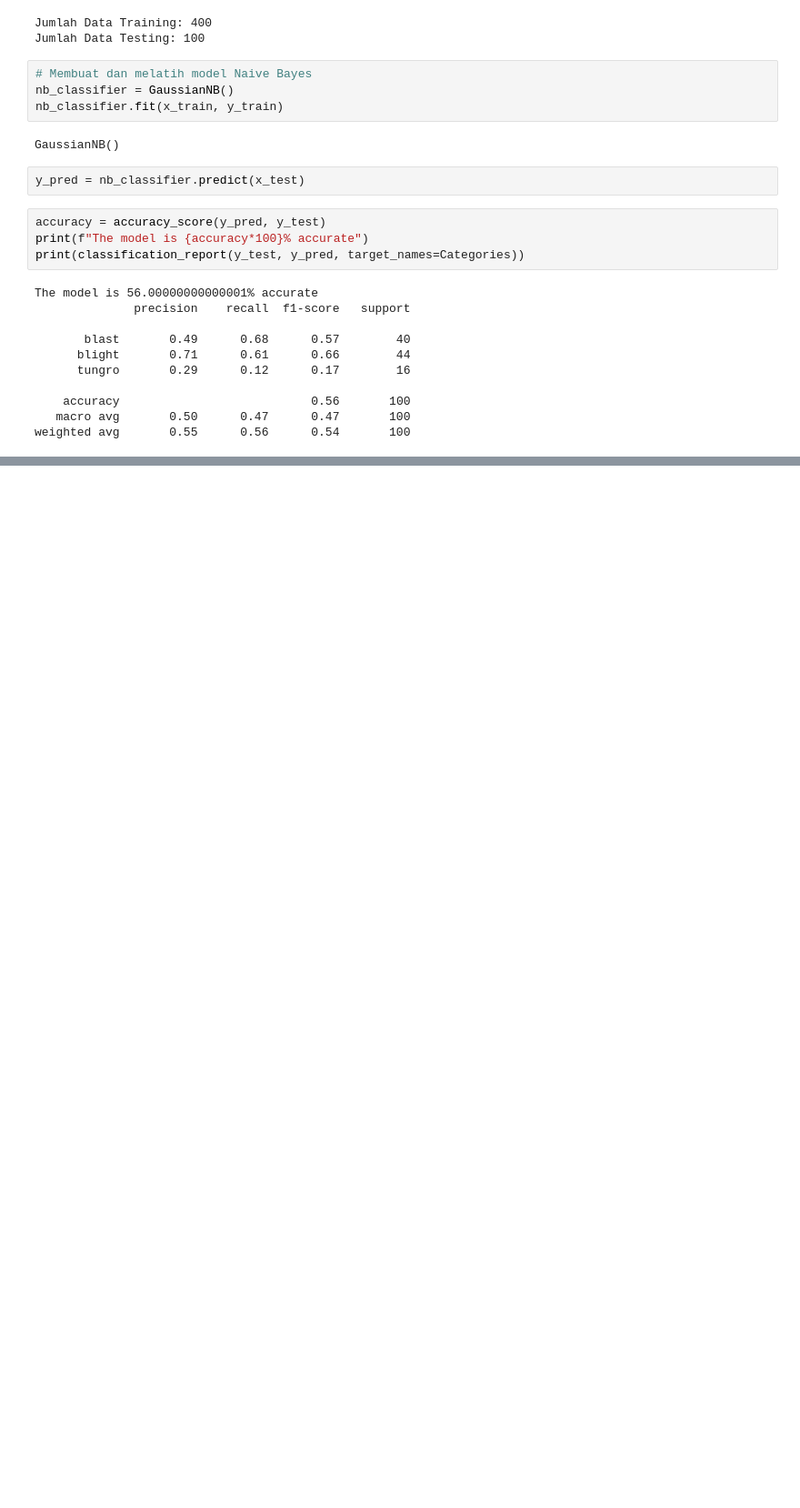
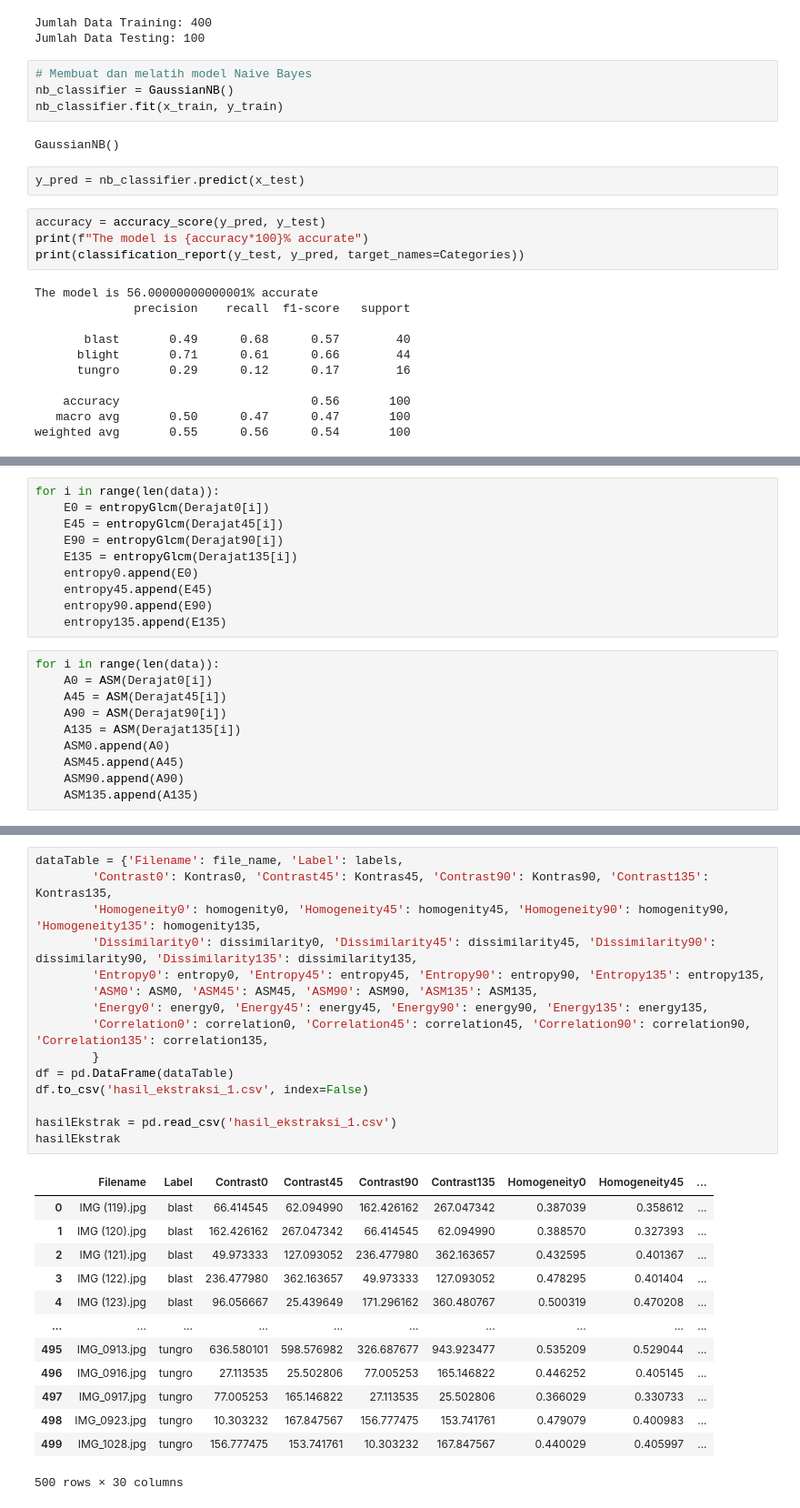
Before and after one commit to MadeAryaK/Project-PCD-Kelompok-2, a Jupyter notebook: tes2.ipynb, the cells around one changed output, grey strips where cells are left out. Shown: that part at 91% size. Cells and saved outputs as stored; diff of their text form; blank space fills up the shorter version.

```diff
--- a/tes2.ipynb
+++ b/tes2.ipynb
@@ -239,0 +444,20 @@ The predicted image is: tungro
+# %%
+for i in range(len(data)):
+    E0 = entropyGlcm(Derajat0[i])
+    E45 = entropyGlcm(Derajat45[i])
+    E90 = entropyGlcm(Derajat90[i])
+    E135 = entropyGlcm(Derajat135[i])
+    entropy0.append(E0)
+    entropy45.append(E45)
+    entropy90.append(E90)
+    entropy135.append(E135)
+# %%
+for i in range(len(data)):
+    A0 = ASM(Derajat0[i])
+    A45 = ASM(Derajat45[i])
+    A90 = ASM(Derajat90[i])
+    A135 = ASM(Derajat135[i])
+    ASM0.append(A0)
+    ASM45.append(A45)
+    ASM90.append(A90)
+    ASM135.append(A135)
@@ -239,0 +474,29 @@ The predicted image is: tungro
+# %%
+dataTable = {'Filename': file_name, 'Label': labels,
+        'Contrast0': Kontras0, 'Contrast45': Kontras45, 'Contrast90': Kontras90, 'Contrast135': Kontras135,
+        'Homogeneity0': homogenity0, 'Homogeneity45': homogenity45, 'Homogeneity90': homogenity90, 'Homogeneity135': homogenity135,
+        'Dissimilarity0': dissimilarity0, 'Dissimilarity45': dissimilarity45, 'Dissimilarity90': dissimilarity90, 'Dissimilarity135': dissimilarity135,
+        'Entropy0': entropy0, 'Entropy45': entropy45, 'Entropy90': entropy90, 'Entropy135': entropy135,
+        'ASM0': ASM0, 'ASM45': ASM45, 'ASM90': ASM90, 'ASM135': ASM135,
+        'Energy0': energy0, 'Energy45': energy45, 'Energy90': energy90, 'Energy135': energy135,
+        'Correlation0': correlation0, 'Correlation45': correlation45, 'Correlation90': correlation90, 'Correlation135': correlation135,
+        }
+df = pd.DataFrame(dataTable)
+df.to_csv('hasil_ekstraksi_1.csv', index=False)
+
+hasilEkstrak = pd.read_csv('hasil_ekstraksi_1.csv')
+hasilEkstrak
+# %% [output]
+|  | Filename | Label | Contrast0 | Contrast45 | Contrast90 | Contrast135 | Homogeneity0 | Homogeneity45 | ... |
+| 0 | IMG (119).jpg | blast | 66.414545 | 62.094990 | 162.426162 | 267.047342 | 0.387039 | 0.358612 | ... |
+| 1 | IMG (120).jpg | blast | 162.426162 | 267.047342 | 66.414545 | 62.094990 | 0.388570 | 0.327393 | ... |
+| 2 | IMG (121).jpg | blast | 49.973333 | 127.093052 | 236.477980 | 362.163657 | 0.432595 | 0.401367 | ... |
+| 3 | IMG (122).jpg | blast | 236.477980 | 362.163657 | 49.973333 | 127.093052 | 0.478295 | 0.401404 | ... |
+| 4 | IMG (123).jpg | blast | 96.056667 | 25.439649 | 171.296162 | 360.480767 | 0.500319 | 0.470208 | ... |
+| ... | ... | ... | ... | ... | ... | ... | ... | ... | ... |
+| 495 | IMG_0913.jpg | tungro | 636.580101 | 598.576982 | 326.687677 | 943.923477 | 0.535209 | 0.529044 | ... |
+| 496 | IMG_0916.jpg | tungro | 27.113535 | 25.502806 | 77.005253 | 165.146822 | 0.446252 | 0.405145 | ... |
+| 497 | IMG_0917.jpg | tungro | 77.005253 | 165.146822 | 27.113535 | 25.502806 | 0.366029 | 0.330733 | ... |
+| 498 | IMG_0923.jpg | tungro | 10.303232 | 167.847567 | 156.777475 | 153.741761 | 0.479079 | 0.400983 | ... |
+| 499 | IMG_1028.jpg | tungro | 156.777475 | 153.741761 | 10.303232 | 167.847567 | 0.440029 | 0.405997 | ... |
+500 rows × 30 columns
```
Also changed, not shown: parts of 30 cells of this notebook.
